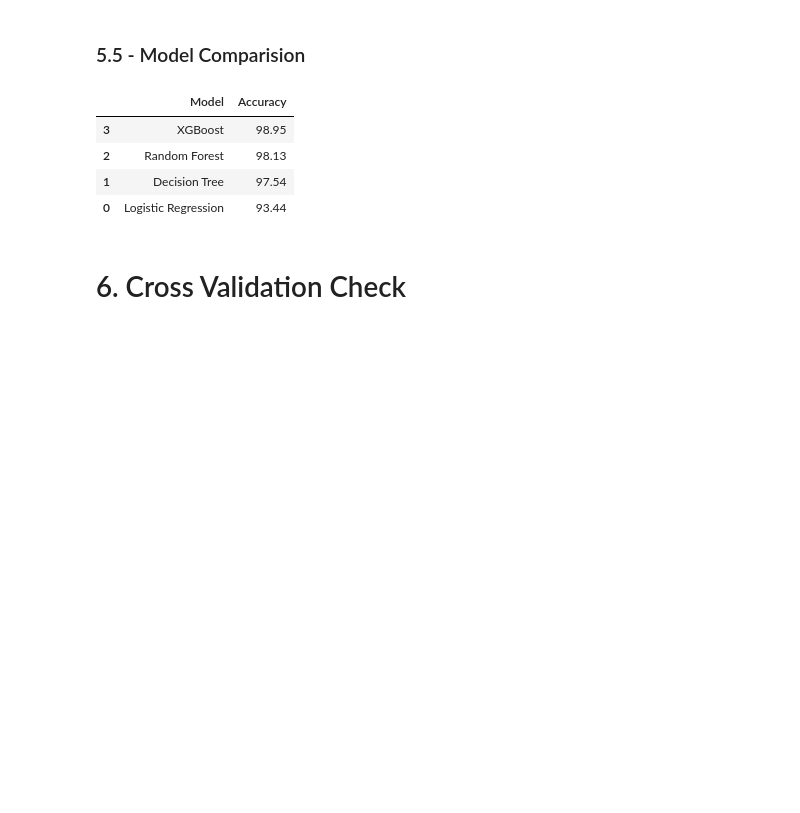
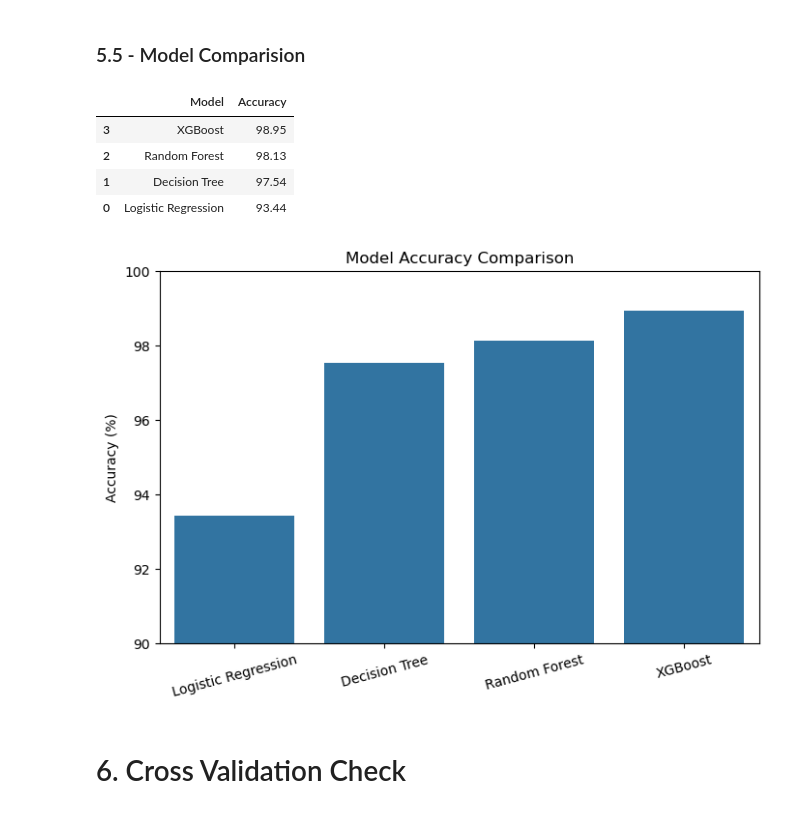
Before and after one commit to md-faiyazkhan/loan-default-prediction-v2, a Jupyter notebook: notebooks/loan_prediction.ipynb, the cells around one changed output. Drawn from its saved outputs; the diff is of its cells as text; code cells hidden in the pictures; blank space fills up the shorter version.

Commit message:
added model comparision bar chart

```diff
--- a/notebooks/loan_prediction.ipynb
+++ b/notebooks/loan_prediction.ipynb
@@ -429,6 +430,20 @@ pd.DataFrame(results).sort_values("Accuracy", ascending=False)
 | 2 | Random Forest | 98.13 |
 | 1 | Decision Tree | 97.54 |
 | 0 | Logistic Regression | 93.44 |
+# %%
+# Model Comparison Bar Chart
+models = ['Logistic Regression', 'Decision Tree', 'Random Forest', 'XGBoost']
+accuracies = [93.44, 97.54, 98.13, 98.95]
+
+plt.figure(figsize=(8, 5))
+sns.barplot(x=models, y=accuracies)
+plt.title('Model Accuracy Comparison')
+plt.ylabel('Accuracy (%)')
+plt.ylim(90, 100)
+plt.xticks(rotation=15)
+plt.show()
+# %% [output]
+[figure, added]
 # %% [markdown]
 # 6. Cross Validation Check
 # %%
```
Also changed, not shown: parts of 1 cell of this notebook, 1 other file.
